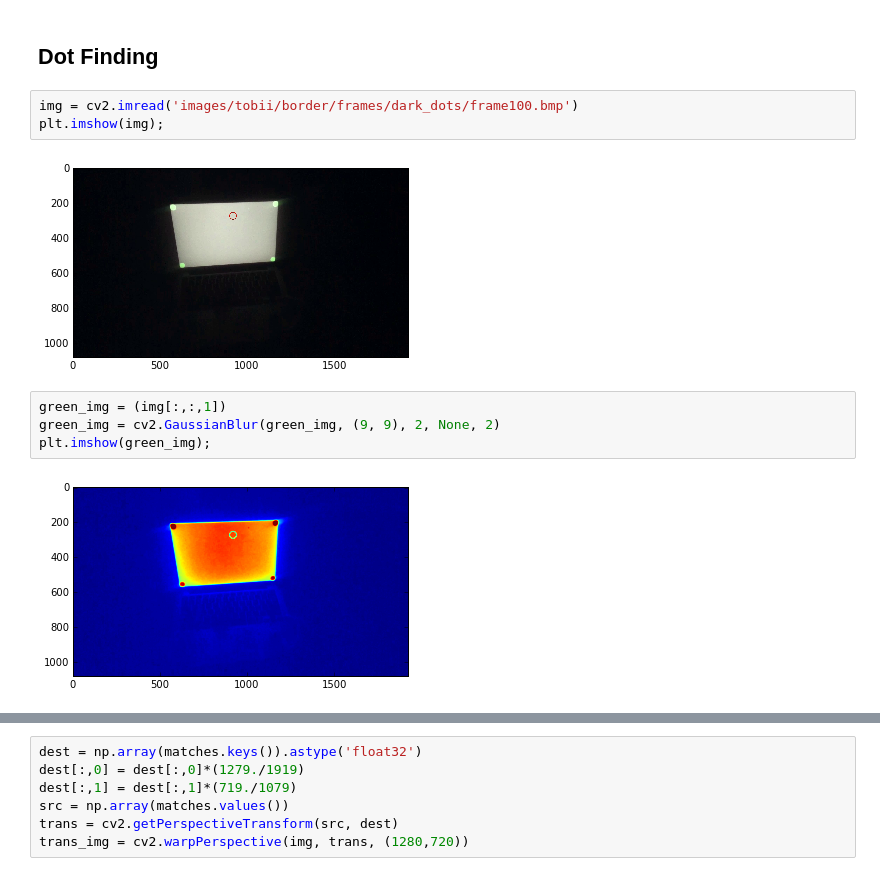
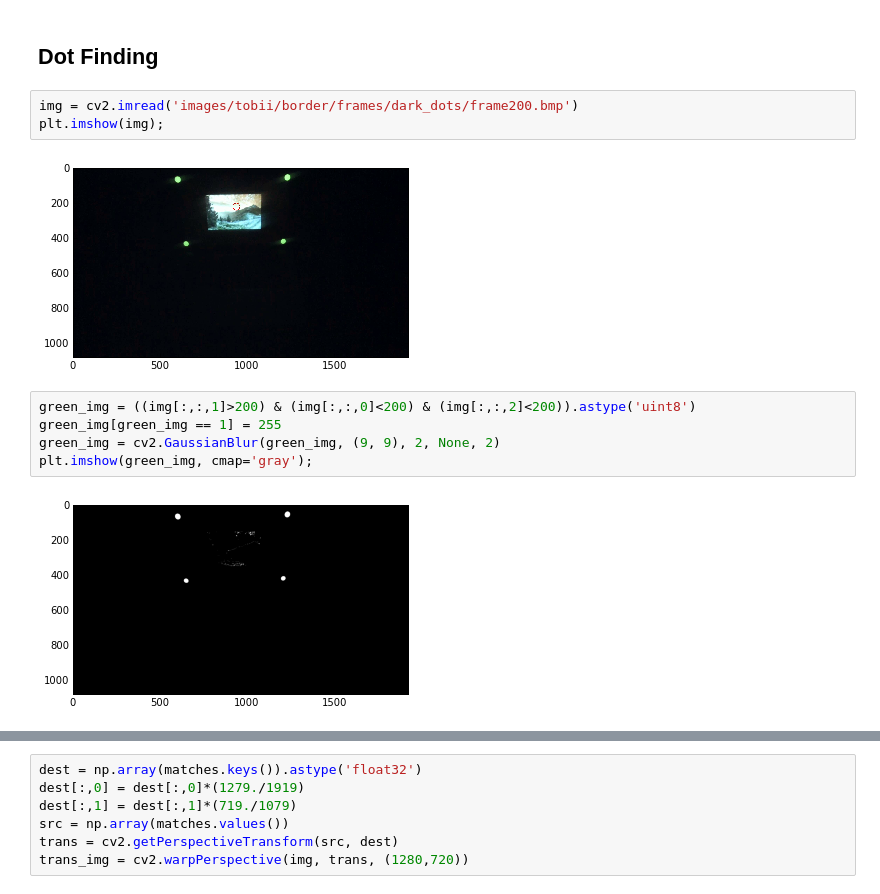
Before and after one commit to pearsonlab/cv-testing, a Jupyter notebook: find-screen.ipynb, the cells around one changed output, grey strips where cells are left out. Saved outputs shown, nothing was run; the diff lists cells and outputs as text.

```diff
--- a/find-screen.ipynb
+++ b/find-screen.ipynb
@@ -99,13 +97,14 @@ plt.imshow(trans_img);
 # %% [markdown]
 ## Dot Finding
 # %%
-img = cv2.imread('images/tobii/border/frames/dark_dots/frame100.bmp')
+img = cv2.imread('images/tobii/border/frames/dark_dots/frame200.bmp')
 plt.imshow(img);
 # %% [output]
-[figure, old version]
+[figure, new version]
 # %%
-green_img = (img[:,:,1])
+green_img = ((img[:,:,1]>200) & (img[:,:,0]<200) & (img[:,:,2]<200)).astype('uint8')
+green_img[green_img == 1] = 255
 green_img = cv2.GaussianBlur(green_img, (9, 9), 2, None, 2)
-plt.imshow(green_img);
+plt.imshow(green_img, cmap='gray');
 # %% [output]
-[figure, old version]
+[figure, new version]
```
Also changed, not shown: parts of 18 cells of this notebook, 3 other files.
